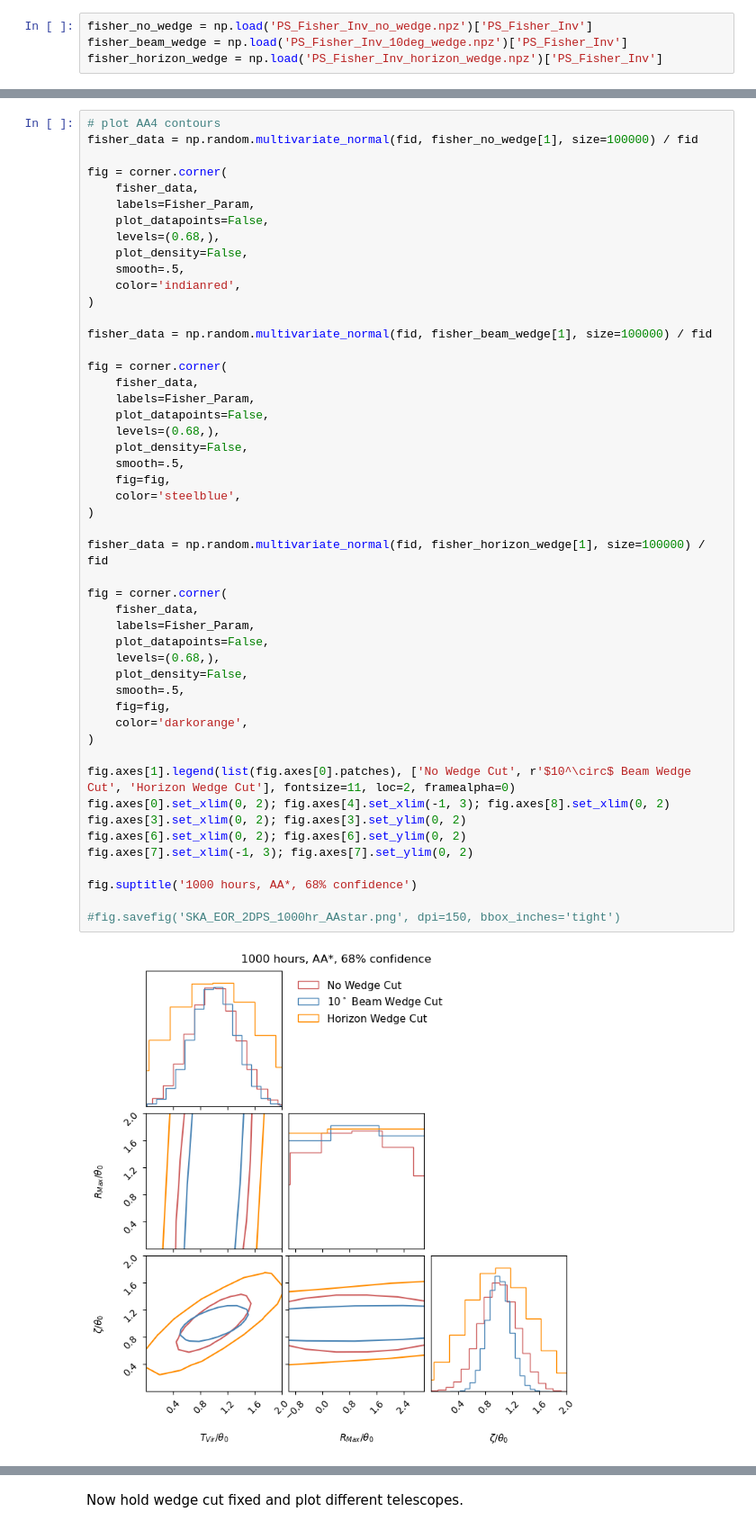
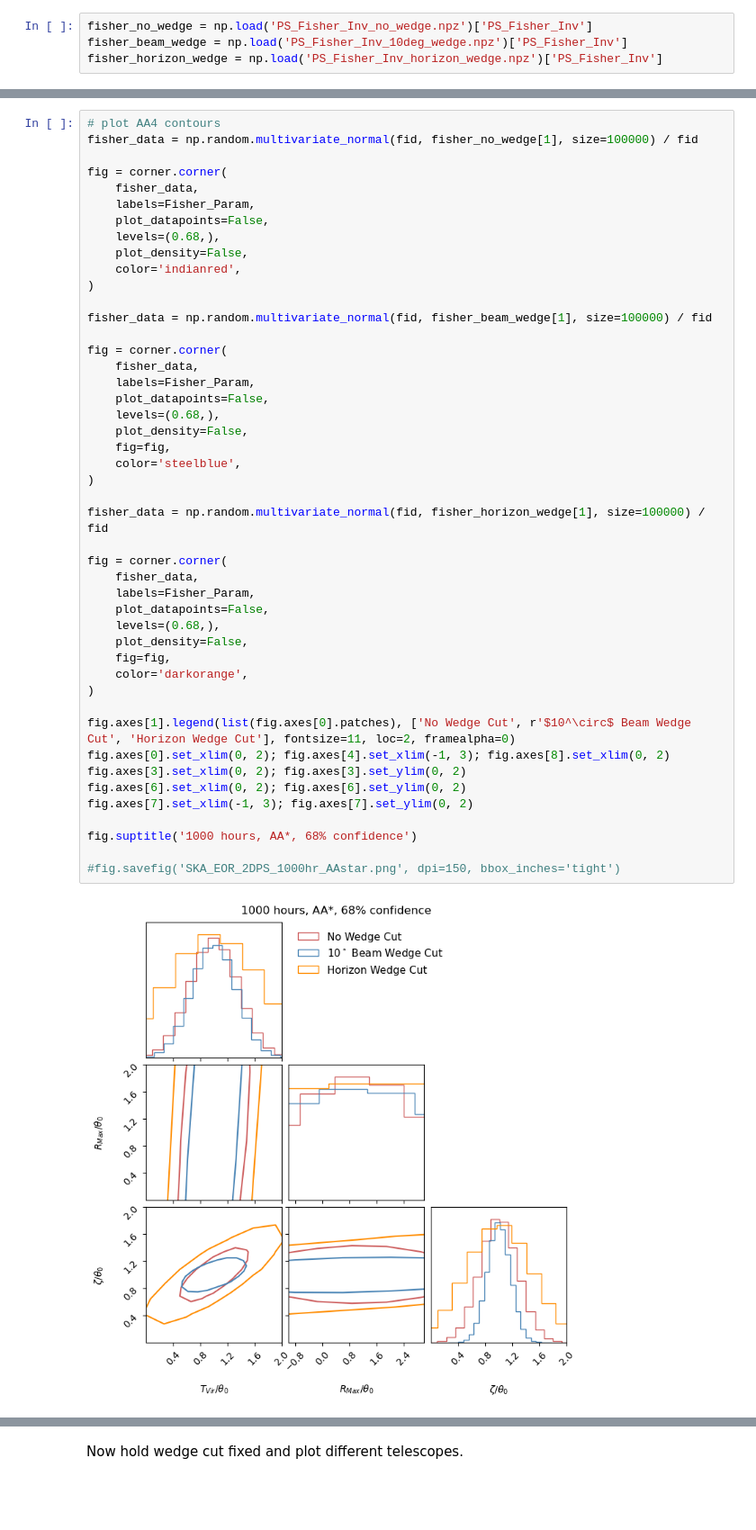
Before and after one commit to sambit-giri/ska_eor_inference, a Jupyter notebook: PS_2D/fisher_matrix_with_noise.ipynb, the cells around one changed output, grey strips where cells are left out. Shown at 90% size. Saved outputs shown, nothing was run; the diff lists cells and outputs as text; blank space fills up the shorter version.

```diff
--- a/PS_2D/fisher_matrix_with_noise.ipynb
+++ b/PS_2D/fisher_matrix_with_noise.ipynb
@@ -492,7 +537,6 @@ fig = corner.corner(
     plot_datapoints=False,
     levels=(0.68,),
     plot_density=False,
-    smooth=.5,
     color='indianred',
 )
 
@@ -503,36 +547,34 @@ fig = corner.corner(
     labels=Fisher_Param,
     plot_datapoints=False,
     levels=(0.68,),
     plot_density=False,
-    smooth=.5,
     fig=fig,
     color='steelblue',
 )
 
 fisher_data = np.random.multivariate_normal(fid, fisher_horizon_wedge[1], size=100000) / fid
 
 fig = corner.corner(
     fisher_data,
     labels=Fisher_Param,
     plot_datapoints=False,
     levels=(0.68,),
     plot_density=False,
-    smooth=.5,
     fig=fig,
     color='darkorange',
 )
 
 fig.axes[1].legend(list(fig.axes[0].patches), ['No Wedge Cut', r'$10^\circ$ Beam Wedge Cut', 'Horizon Wedge Cut'], fontsize=11, loc=2, framealpha=0)
 fig.axes[0].set_xlim(0, 2); fig.axes[4].set_xlim(-1, 3); fig.axes[8].set_xlim(0, 2)
 fig.axes[3].set_xlim(0, 2); fig.axes[3].set_ylim(0, 2)
 fig.axes[6].set_xlim(0, 2); fig.axes[6].set_ylim(0, 2)
 fig.axes[7].set_xlim(-1, 3); fig.axes[7].set_ylim(0, 2)
 
 fig.suptitle('1000 hours, AA*, 68% confidence')
 
 #fig.savefig('SKA_EOR_2DPS_1000hr_AAstar.png', dpi=150, bbox_inches='tight')
 # %% [output]
-[figure, old version]
+[figure, new version]
 # %%
 # plot AA4 contours
 fisher_data = np.random.multivariate_normal(fid, fisher_no_wedge[0], size=100000) / fid
```
Also changed, not shown: parts of 6 cells of this notebook, 6 other files.
